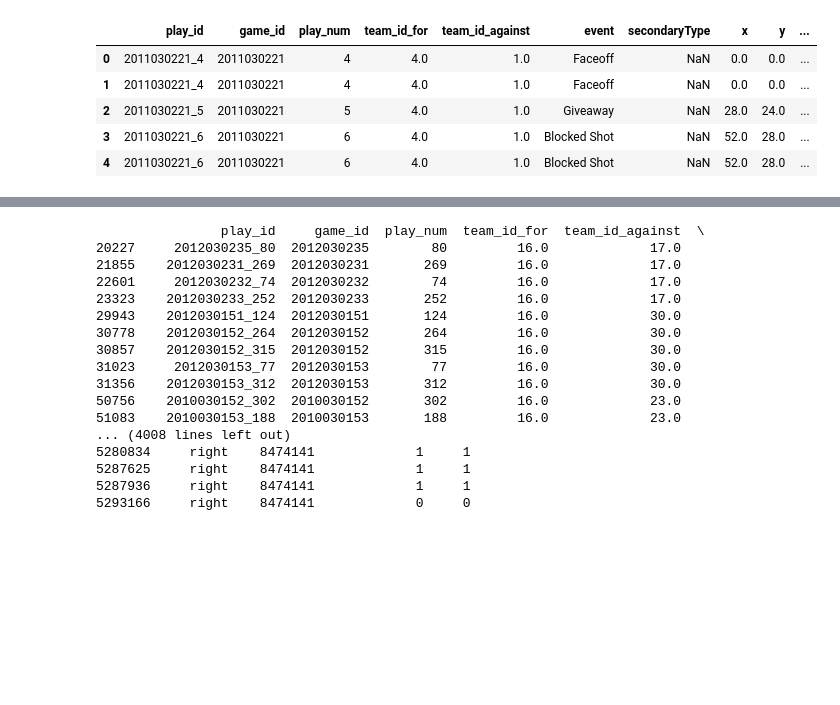
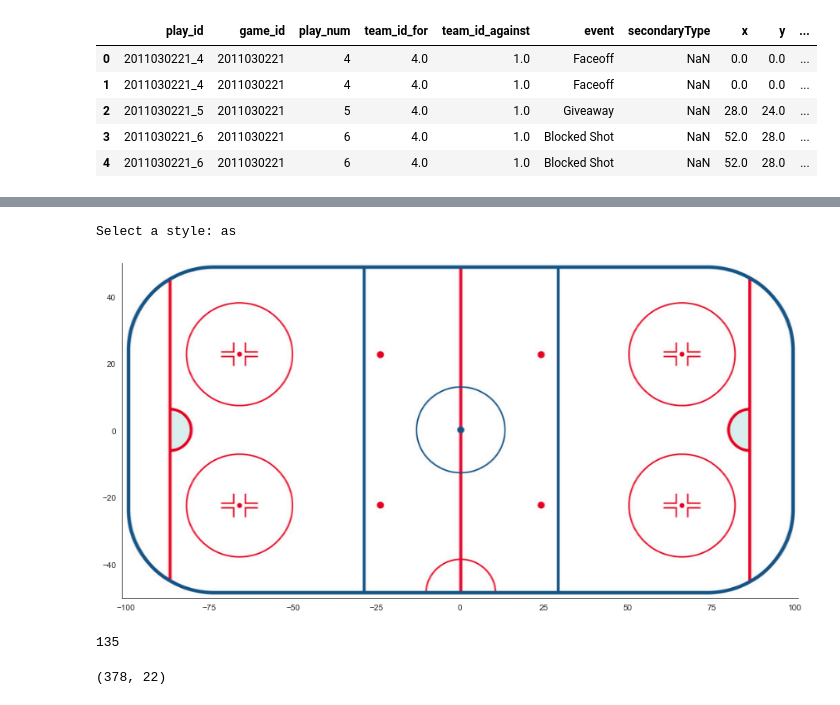
Before and after one commit to DanOakStats/NHL, a Jupyter notebook: data_cleaning.ipynb, the cells around one changed output, grey strips where cells are left out. Saved outputs shown, nothing was run; the diff lists cells and outputs as text; code cells hidden in the pictures; blank space fills up the shorter version.

```diff
--- a/data_cleaning.ipynb
+++ b/data_cleaning.ipynb
@@ -468 +533,24 @@ plays.head()
+# %%
+# filtrando pelos gols feitos
+goal_spot = player_shots_goals[player_shots_goals['goal']==1]
+
+# plottando onde aconteceram os gols
+img = plt.imread('images/rink.png')
+fig, ax = plt.subplots(figsize=(12, 10))
+ax.imshow(img, extent=[-101, 101, -50, 50])
+shot_type = input("Select a style: ")
+if shot_type == 'Wrist Shot':
+    goal_spot[goal_spot['shot_type']== shot_type].plot.scatter(x='x', y='y',s=30, ax=ax)
+    ax.set_title(player_name + " " + shot_type.lower() + " goals location", fontsize=18)
+if shot_type == "Slap Shot":
+    goal_spot[goal_spot['shot_type']== shot_type].plot.scatter(x='x', y='y',s=30, ax=ax)
+    ax.set_title(player_name + " " + shot_type.lower() + " goals location", fontsize=18)
+
+
+ax.spines['top'].set_visible(False)
+ax.spines['right'].set_visible(False)
+plt.tight_layout()
+# %% [output]
+Select a style: as
+[figure, added]
 # %%
@@ -474,20 +560,8 @@ descript['goal'] = descript.apply(lambda x : 1 if (x['description'].startswith((
+# %%
+descript['goal'].sum()
+# %% [output]
+135
 # %%
-descript
+descript.shape
 # %% [output]
-                play_id     game_id  play_num  team_id_for  team_id_against  \
-20227     2012030235_80  2012030235        80         16.0             17.0
-21855    2012030231_269  2012030231       269         16.0             17.0
-22601     2012030232_74  2012030232        74         16.0             17.0
-23323    2012030233_252  2012030233       252         16.0             17.0
-29943    2012030151_124  2012030151       124         16.0             30.0
-30778    2012030152_264  2012030152       264         16.0             30.0
-30857    2012030152_315  2012030152       315         16.0             30.0
-31023     2012030153_77  2012030153        77         16.0             30.0
-31356    2012030153_312  2012030153       312         16.0             30.0
-50756    2010030152_302  2010030152       302         16.0             23.0
-51083    2010030153_188  2010030153       188         16.0             23.0
-... (4008 lines left out)
-5280834     right    8474141             1     1
-5287625     right    8474141             1     1
-5287936     right    8474141             1     1
-5293166     right    8474141             0     0
+(378, 22)
```
Also changed, not shown: parts of 22 cells of this notebook.
